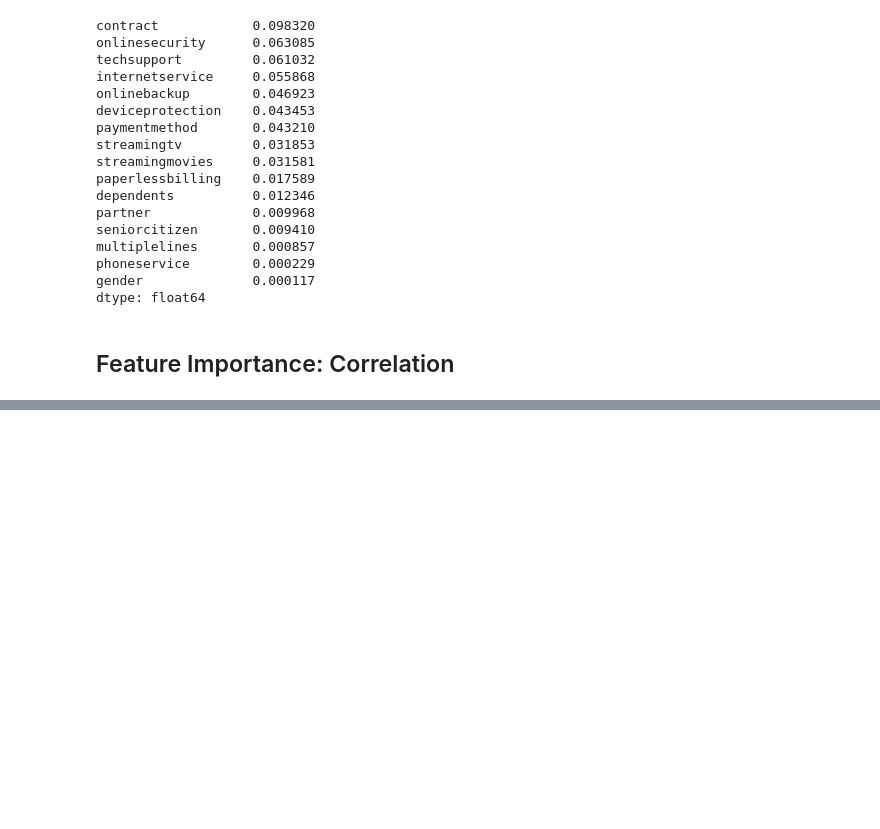
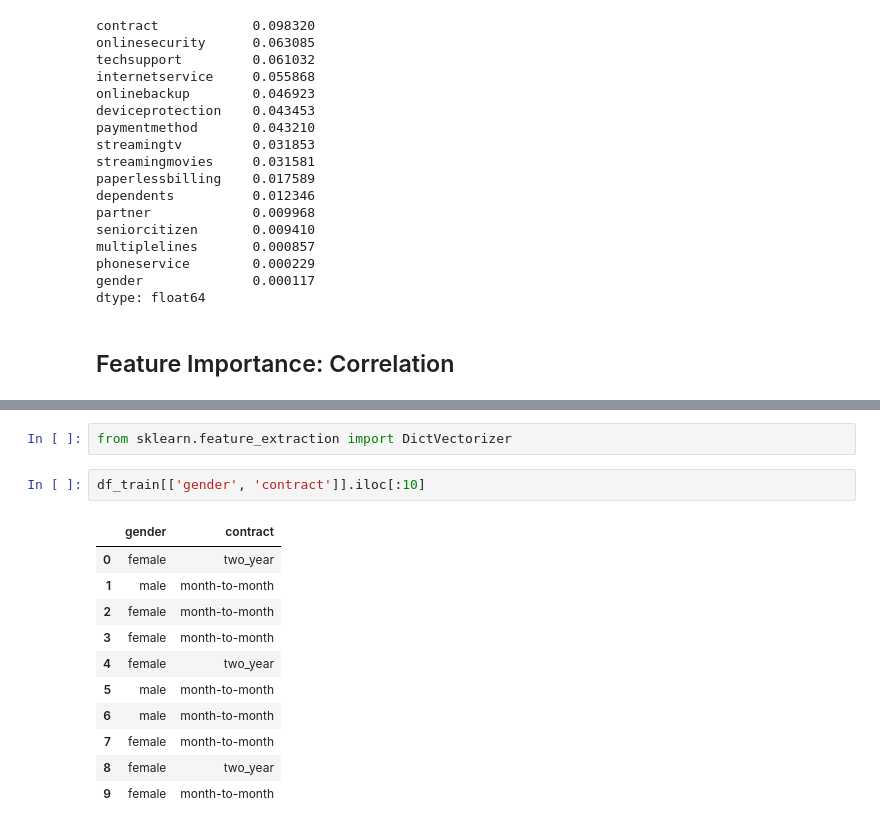
Before and after one commit to Falfat/Machine-Learning-Zoomcamp, a Jupyter notebook: 03-classification/classification.ipynb, the cells around one changed output, grey strips where cells are left out. Cells and saved outputs as stored; diff of their text form; blank space fills up the shorter version.

```diff
--- a/03-classification/classification.ipynb
+++ b/03-classification/classification.ipynb
@@ -463,0 +521,16 @@ dtype: float64
+# %%
+from sklearn.feature_extraction import DictVectorizer
+# %%
+df_train[['gender', 'contract']].iloc[:10]
+# %% [output]
+|  | gender | contract |
+| 0 | female | two_year |
+| 1 | male | month-to-month |
+| 2 | female | month-to-month |
+| 3 | female | month-to-month |
+| 4 | female | two_year |
+| 5 | male | month-to-month |
+| 6 | male | month-to-month |
+| 7 | female | month-to-month |
+| 8 | female | two_year |
+| 9 | female | month-to-month |
```
Also changed, not shown: parts of 27 cells of this notebook.
